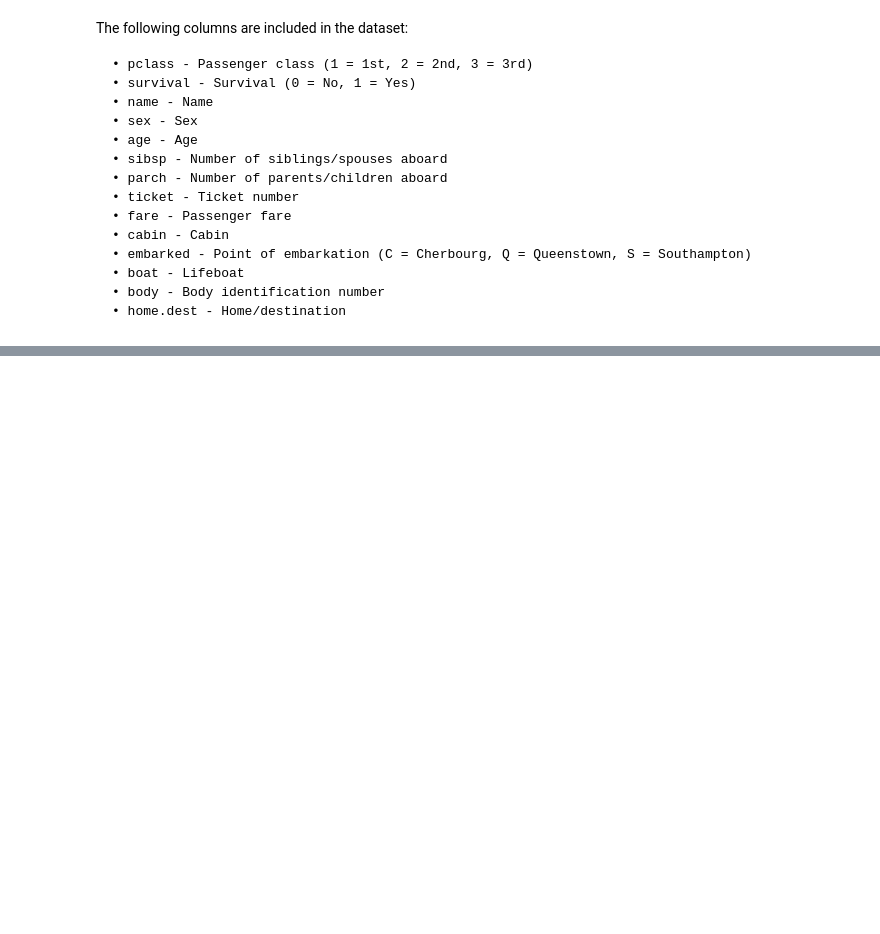
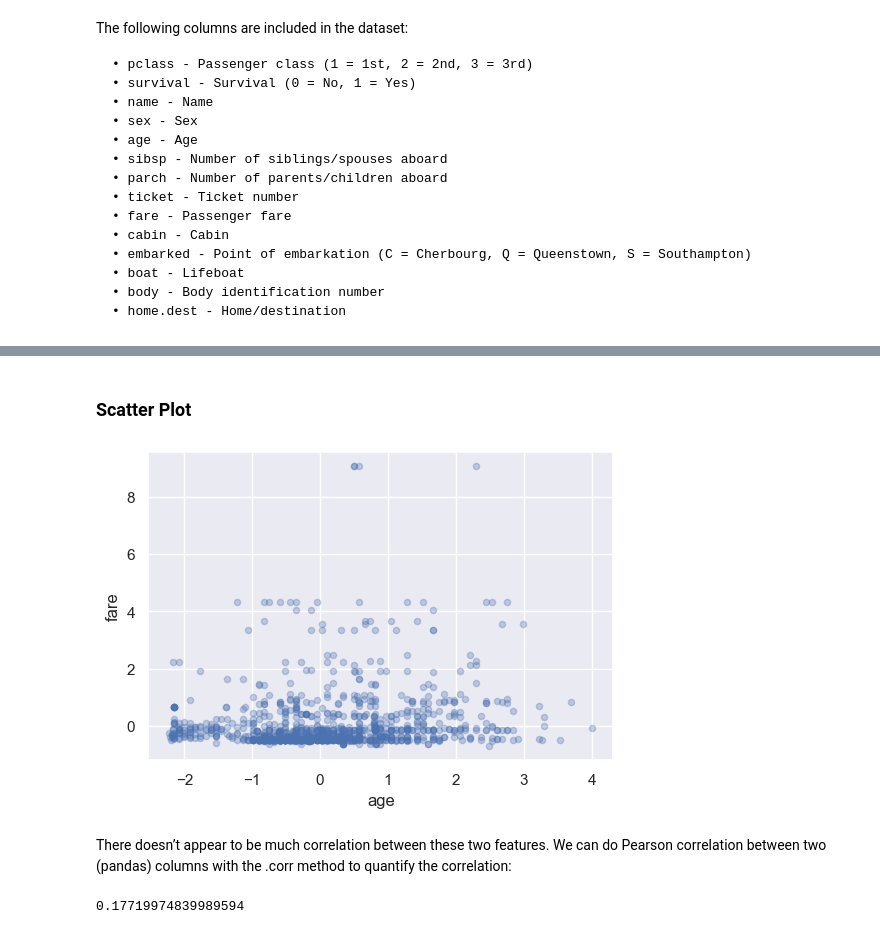
Before and after one commit to LeonardoSMSoares/Data-Analysis-Quick-Reference, a Jupyter notebook: Machine Learning Pocket Reference/MLPR 03 - Exploring.ipynb, the cells around one changed output, grey strips where cells are left out. Cells and saved outputs as stored; diff of their text form; code cells hidden in the pictures; blank space fills up the shorter version.

```diff
--- a/Machine Learning Pocket Reference/MLPR 03 - Exploring.ipynb
+++ b/Machine Learning Pocket Reference/MLPR 03 - Exploring.ipynb
@@ -62,0 +183,20 @@ memory usage: 143.3+ KB
+# %% [markdown]
+### Scatter Plot
+# %%
+fig, ax = plt.subplots(figsize=(6, 4))  # Create a figure and axis with dimensions 6x4 inches
+
+X.plot.scatter(                         # Plot a scatter plot from DataFrame 'X'
+    x="age", y="fare", ax=ax,           # Specify 'age' as x-axis and 'fare' as y-axis, using the created axis
+    alpha=0.3                           # Set transparency level of points to 0.3 for better visualization
+);
+#fig.savefig("images/mlpr_0603.png", dpi=300)  # (Optional) Save the figure as a .png file with 300 dpi resolution
+# %% [output]
+[figure, added]
+# %% [markdown]
+There doesn’t appear to be much correlation between these two
+features. We can do Pearson correlation between two (pandas)
+columns with the .corr method to quantify the correlation:
+# %%
+X.age.corr(X.fare)
+# %% [output]
+0.17719974839989594
```
Also changed, not shown: parts of 38 cells of this notebook.
